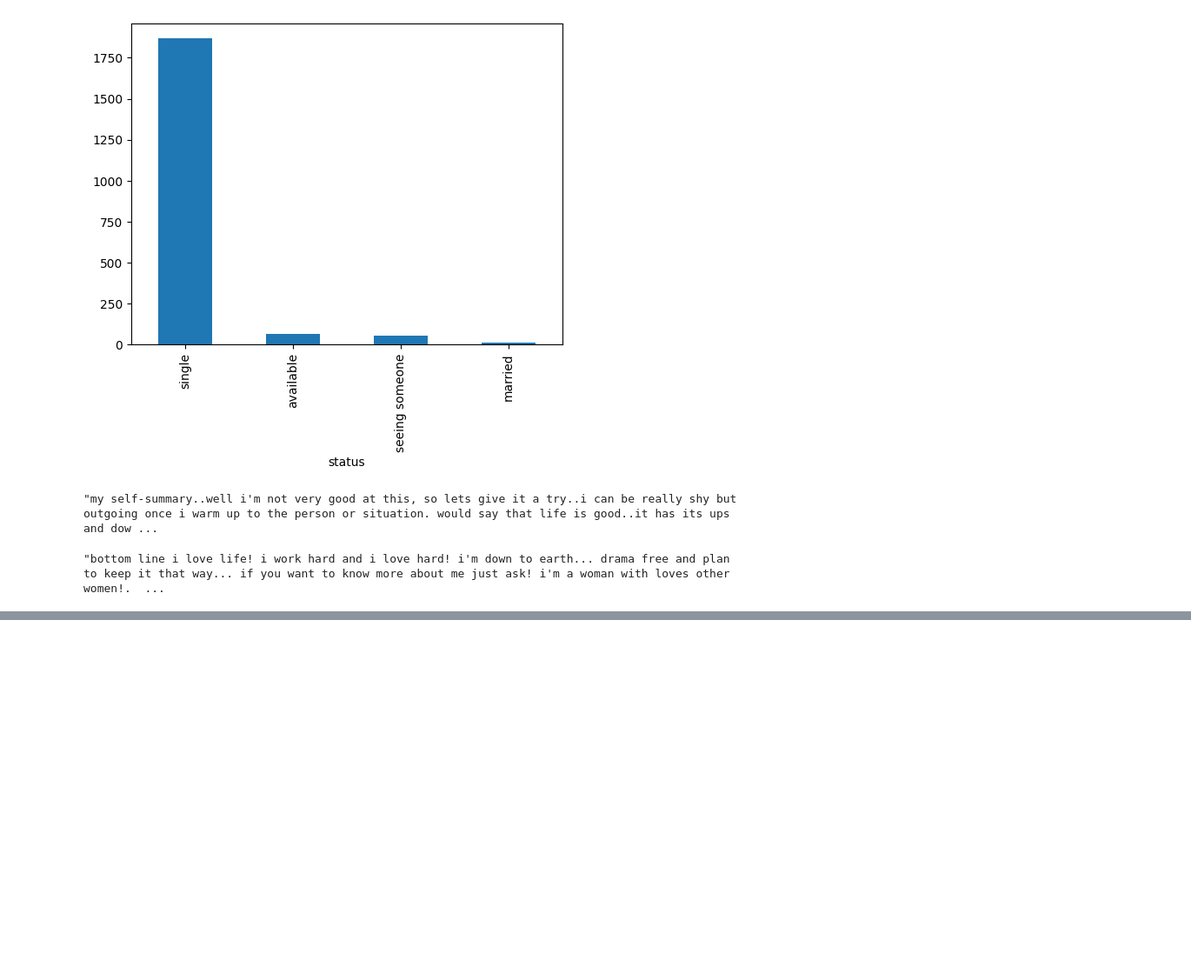
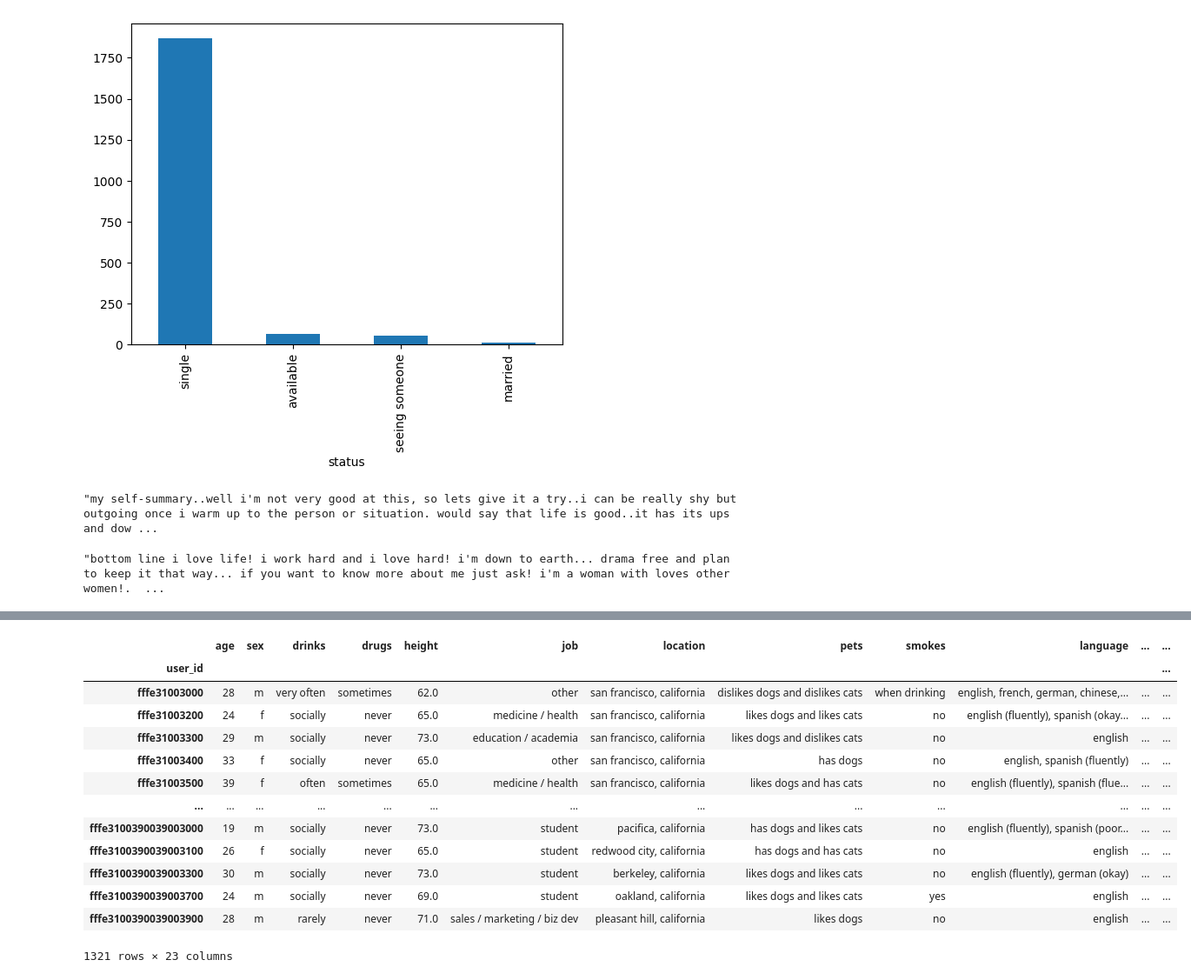
Before and after one commit to shaq31415926/intro-to-ml, a Jupyter notebook: 03Lecture/notebooks/02-tinder-data-exploration.ipynb, the cells around one changed output, grey strips where cells are left out. Shown at 87% size. Drawn from its saved outputs; the diff is of its cells as text; code cells hidden in the pictures; blank space fills up the shorter version.

```diff
--- a/03Lecture/notebooks/02-tinder-data-exploration.ipynb
+++ b/03Lecture/notebooks/02-tinder-data-exploration.ipynb
@@ -134,0 +228,3 @@ tinder_data.duplicated().sum()
+# %%
+tinder_data_reduced = tinder_data_reduced.set_index("user_id")
+tinder_data_reduced.head()
@@ -134,0 +239,3 @@ tinder_data.duplicated().sum()
+# %%
+# drop the username and single column - since we will not be matching on username and we only have orientation straight
+tinder_data_reduced.drop(['username', 'orientation'], axis=1, inplace=True)
@@ -134,0 +255,3 @@ tinder_data.duplicated().sum()
+# %%
+# only consider profiles that are single and available
+tinder_data_reduced = tinder_data_reduced[tinder_data_reduced.status.isin(['single', 'available'])]
@@ -134,0 +262,3 @@ tinder_data.duplicated().sum()
+# %%
+# drop the status column, as we only have profiles that are single and available
+tinder_data_reduced.drop(['status'], axis=1, inplace=True)
@@ -134,0 +284,18 @@ tinder_data.duplicated().sum()
+# %%
+pd.get_dummies(tinder_data_reduced.drinks, prefix="drinks")
+pd.concat([tinder_data_reduced, pd.get_dummies(tinder_data_reduced.drinks, prefix="drinks")], axis = 1)
+# %% [output]
+|  | age | sex | drinks | drugs | height | job | location | pets | smokes | language | ... | ... |
+| user_id |  |  |  |  |  |  |  |  |  |  |  | ... |
+| fffe31003000 | 28 | m | very often | sometimes | 62.0 | other | san francisco, california | dislikes dogs and dislikes cats | when drinking | english, french, german, chinese,... | ... | ... |
+| fffe31003200 | 24 | f | socially | never | 65.0 | medicine / health | san francisco, california | likes dogs and likes cats | no | english (fluently), spanish (okay... | ... | ... |
+| fffe31003300 | 29 | m | socially | never | 73.0 | education / academia | san francisco, california | likes dogs and dislikes cats | no | english | ... | ... |
+| fffe31003400 | 33 | f | socially | never | 65.0 | other | san francisco, california | has dogs | no | english, spanish (fluently) | ... | ... |
+| fffe31003500 | 39 | f | often | sometimes | 65.0 | medicine / health | san francisco, california | likes dogs and has cats | no | english (fluently), spanish (flue... | ... | ... |
+| ... | ... | ... | ... | ... | ... | ... | ... | ... | ... | ... | ... | ... |
+| fffe3100390039003000 | 19 | m | socially | never | 73.0 | student | pacifica, california | has dogs and likes cats | no | english (fluently), spanish (poor... | ... | ... |
+| fffe3100390039003100 | 26 | f | socially | never | 65.0 | student | redwood city, california | has dogs and has cats | no | english | ... | ... |
+| fffe3100390039003300 | 30 | m | socially | never | 73.0 | student | berkeley, california | likes dogs and likes cats | no | english (fluently), german (okay) | ... | ... |
+| fffe3100390039003700 | 24 | m | socially | never | 69.0 | student | oakland, california | likes dogs and likes cats | yes | english | ... | ... |
+| fffe3100390039003900 | 28 | m | rarely | never | 71.0 | sales / marketing / biz dev | pleasant hill, california | likes dogs | no | english | ... | ... |
+1321 rows × 23 columns
```
Also changed, not shown: parts of 24 cells of this notebook, 1 other file.
